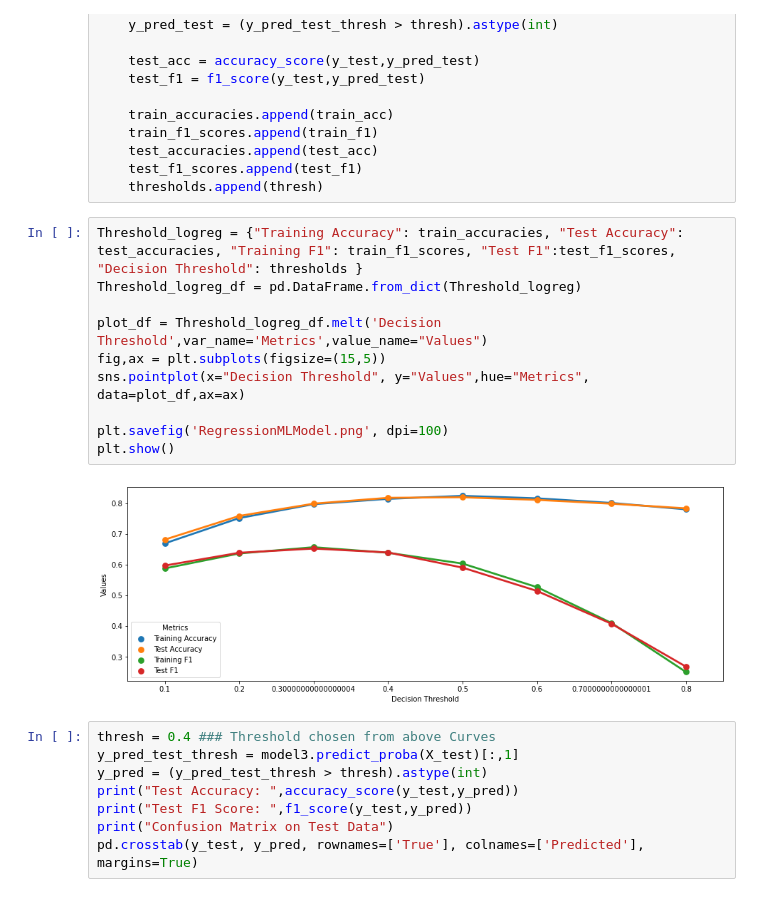
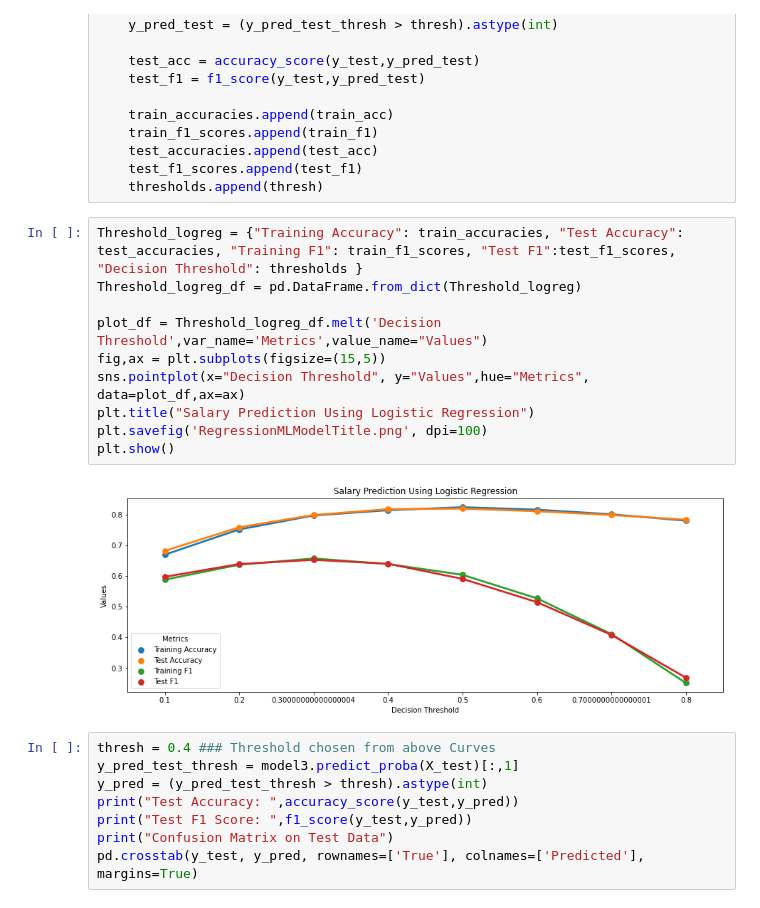
Before and after one commit to miheep8938/female_participation_in_leadership, a Jupyter notebook: ML_Development/modeling_salary.ipynb, the cells around one changed output. Cells and saved outputs as stored; diff of their text form.

```diff
--- a/ML_Development/modeling_salary.ipynb
+++ b/ML_Development/modeling_salary.ipynb
@@ -235,15 +235,15 @@ for thresh in np.arange(0.1,0.9,0.1): ## Sweeping from threshold of 0.1 to 0.9
 # %%
 Threshold_logreg = {"Training Accuracy": train_accuracies, "Test Accuracy": test_accuracies, "Training F1": train_f1_scores, "Test F1":test_f1_scores, "Decision Threshold": thresholds }
 Threshold_logreg_df = pd.DataFrame.from_dict(Threshold_logreg)
 
 plot_df = Threshold_logreg_df.melt('Decision Threshold',var_name='Metrics',value_name="Values")
 fig,ax = plt.subplots(figsize=(15,5))
 sns.pointplot(x="Decision Threshold", y="Values",hue="Metrics", data=plot_df,ax=ax)
-
-plt.savefig('RegressionMLModel.png', dpi=100)
+plt.title("Salary Prediction Using Logistic Regression")
+plt.savefig('RegressionMLModelTitle.png', dpi=100)
 plt.show()
 # %% [output]
-[figure, old version]
+[figure, new version]
 # %%
 thresh = 0.4 ### Threshold chosen from above Curves
 y_pred_test_thresh = model3.predict_proba(X_test)[:,1]
```
Also changed, not shown: parts of 3 cells of this notebook, 17 other files.
